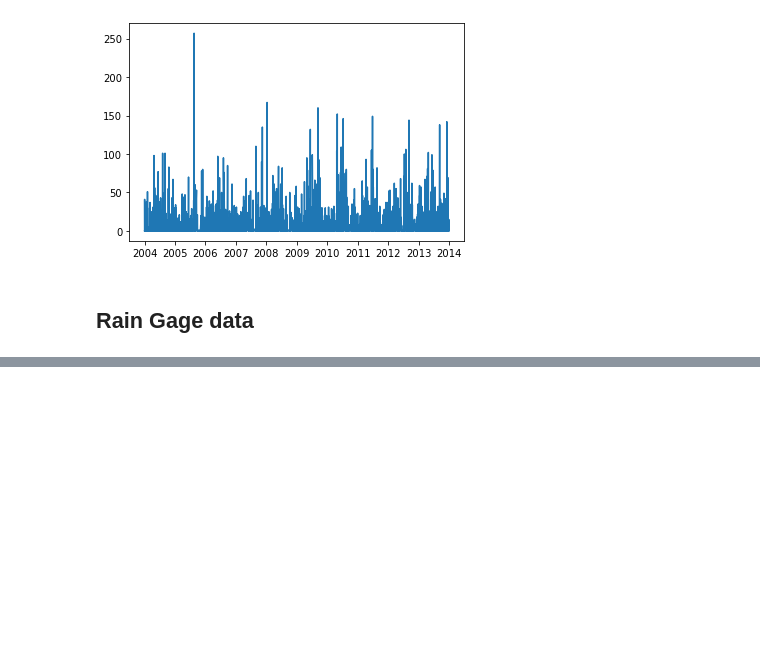
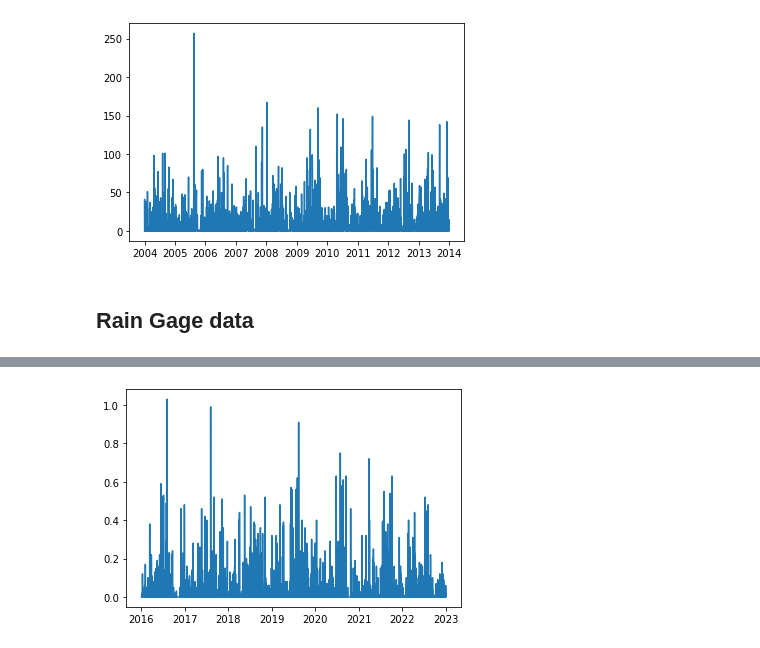
Before and after one commit to richardbradshaw/Nashville_Streams, a Jupyter notebook: Nashville_Streams.ipynb, the cells around one changed output, grey strips where cells are left out. Cells and saved outputs as stored; diff of their text form; code cells hidden in the pictures; blank space fills up the shorter version.

```diff
--- a/Nashville_Streams.ipynb
+++ b/Nashville_Streams.ipynb
@@ -128,0 +249,4 @@ plt.plot(precip['date'], precip['value']);
+# %%
+plt.plot(sevenmile['datetime'], sevenmile['rain']);
+# %% [output]
+[figure, added]
```
Also changed, not shown: parts of 17 cells of this notebook.
